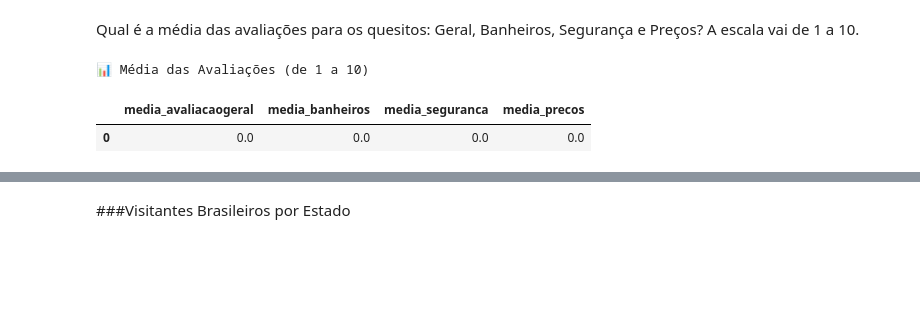
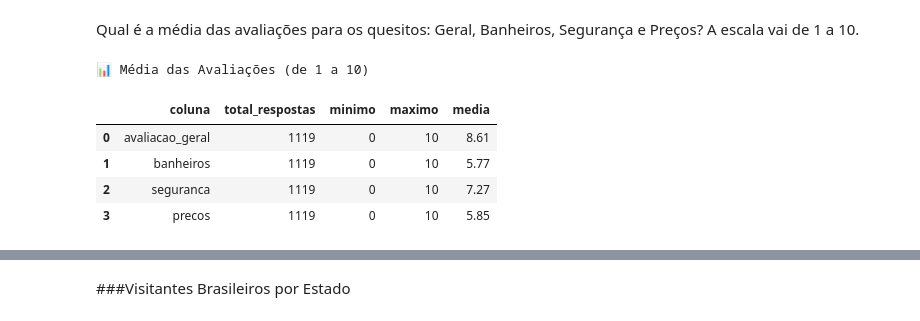
Before and after one commit to larissalvesds/Grupo7_ProjetoFinal, a Jupyter notebook: Anális_do_Carnaval_BH_Python_&_SQL.ipynb, the cells around one changed output, grey strips where cells are left out. Cells and saved outputs as stored; diff of their text form; code cells hidden in the pictures; blank space fills up the shorter version.

```diff
--- a/Anális_do_Carnaval_BH_Python_&_SQL.ipynb
+++ b/Anális_do_Carnaval_BH_Python_&_SQL.ipynb
@@ -526,21 +526,53 @@ plt.show()
 ###Avaliação Geral e por Categoria
 # %% [markdown]
 Qual é a média das avaliações para os quesitos: Geral, Banheiros, Segurança e Preços? A escala vai de 1 a 10.
-# %%
-# query para médias das avaliações
-query_medias = """
-SELECT
-  ROUND(AVG(NULLIF("avaliacaogeral", 999999)), 2) AS media_avaliacaogeral,
-  ROUND(AVG(NULLIF("avaliacaobanheiros", 999999)), 2)      AS media_banheiros,
-  ROUND(AVG(NULLIF("avaliacaoseguranca", 999999)), 2)      AS media_seguranca,
-  ROUND(AVG(NULLIF("avaliacaoprecos", 999999)), 2)         AS media_precos
-FROM tabelafinal;
-"""
-df_medias = executar_query(query_medias, engine)
-print("\n📊 Média das Avaliações (de 1 a 10)")
-display(df_medias)
-# %% [output]
-📊 Média das Avaliações (de 1 a 10)
-|  | media_avaliacaogeral | media_banheiros | media_seguranca | media_precos |
-| 0 | 0.0 | 0.0 | 0.0 | 0.0 |
+# %%
+# query para médias das avaliações
+query_medias = """
+SELECT
+  'avaliacao_geral' AS coluna,
+  SUM(CASE WHEN avaliacao_geral != 999999 THEN 1 ELSE 0 END) AS total_respostas,
+  MIN(NULLIF(avaliacao_geral, 999999)) AS minimo,
+  MAX(NULLIF(avaliacao_geral, 999999)) AS maximo,
+  ROUND(AVG(NULLIF(avaliacao_geral, 999999)), 2) AS media
+FROM tabelafinal
+
+UNION ALL
+SELECT
+  'banheiros',
+  SUM(CASE WHEN banheiros != 999999 THEN 1 ELSE 0 END),
+  MIN(NULLIF(banheiros, 999999)),
+  MAX(NULLIF(banheiros, 999999)),
+  ROUND(AVG(NULLIF(banheiros, 999999)), 2)
+FROM tabelafinal
+
+UNION ALL
+SELECT
+  'seguranca',
+  SUM(CASE WHEN seguranca != 999999 THEN 1 ELSE 0 END),
+  MIN(NULLIF(seguranca, 999999)),
+  MAX(NULLIF(seguranca, 999999)),
+  ROUND(AVG(NULLIF(seguranca, 999999)), 2)
+FROM tabelafinal
+
+UNION ALL
+SELECT
+  'precos',
+  SUM(CASE WHEN precos != 999999 THEN 1 ELSE 0 END),
+  MIN(NULLIF(precos, 999999)),
+  MAX(NULLIF(precos, 999999)),
+  ROUND(AVG(NULLIF(precos, 999999)), 2)
+FROM tabelafinal
+"""
+
+df_medias = executar_query(query_medias, engine)
+print("\n📊 Média das Avaliações (de 1 a 10)")
+display(df_medias)
+# %% [output]
+📊 Média das Avaliações (de 1 a 10)
+|  | coluna | total_respostas | minimo | maximo | media |
+| 0 | avaliacao_geral | 1119 | 0 | 10 | 8.61 |
+| 1 | banheiros | 1119 | 0 | 10 | 5.77 |
+| 2 | seguranca | 1119 | 0 | 10 | 7.27 |
+| 3 | precos | 1119 | 0 | 10 | 5.85 |
 # %%
```
Also changed, not shown: parts of 1 cell of this notebook.
